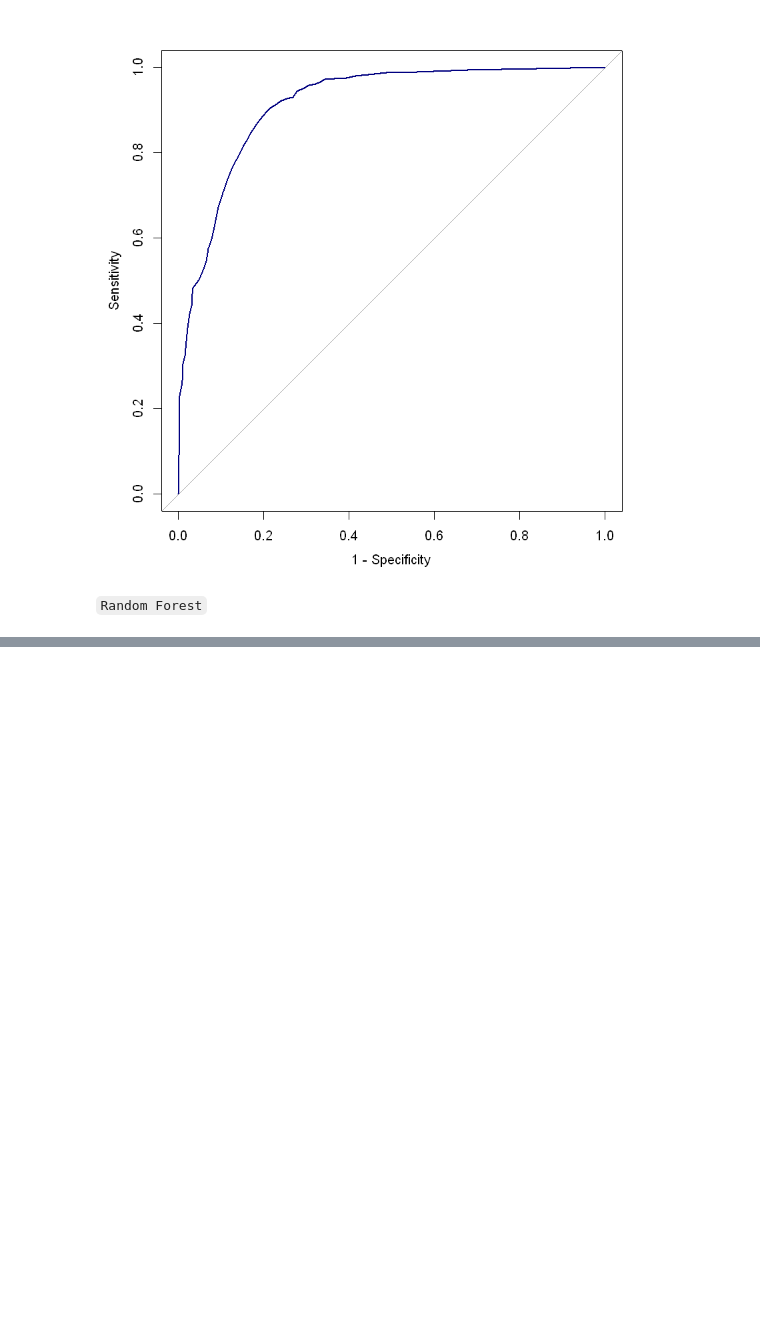
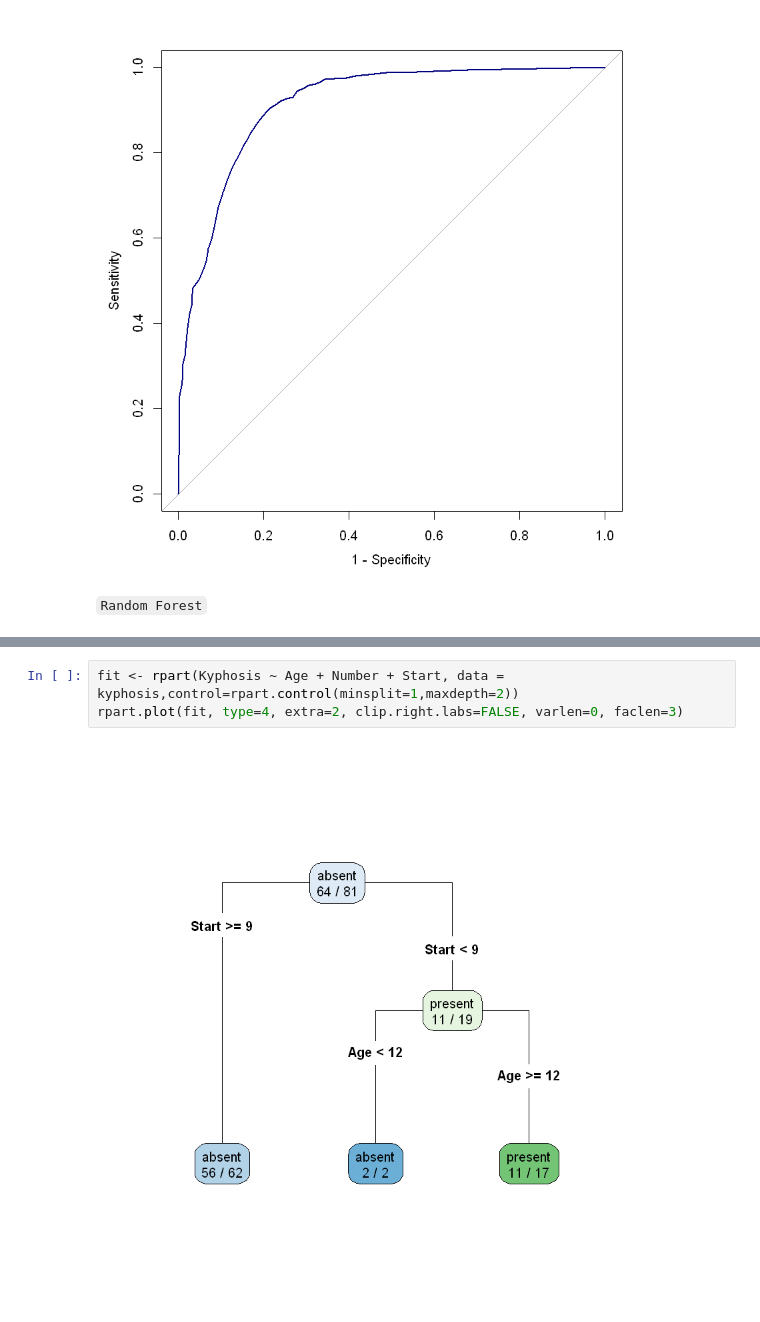
Before and after one commit to Randallzoeng/BookClub, a Jupyter notebook: AppliedPredictiveModeling/Chap. 14 Classification Trees and Rule-Based Models.ipynb, the cells around one changed output, grey strips where cells are left out. Saved outputs shown, nothing was run; the diff lists cells and outputs as text; blank space fills up the shorter version.

```diff
--- a/AppliedPredictiveModeling/Chap. 14 Classification Trees and Rule-Based Models.ipynb
+++ b/AppliedPredictiveModeling/Chap. 14 Classification Trees and Rule-Based Models.ipynb
@@ -843,0 +587,5 @@ q("no")
+# %%
+fit <- rpart(Kyphosis ~ Age + Number + Start, data = kyphosis,control=rpart.control(minsplit=1,maxdepth=2))
+rpart.plot(fit, type=4, extra=2, clip.right.labs=FALSE, varlen=0, faclen=3)
+# %% [output]
+[figure, added]
```
Also changed, not shown: parts of 21 cells of this notebook.
